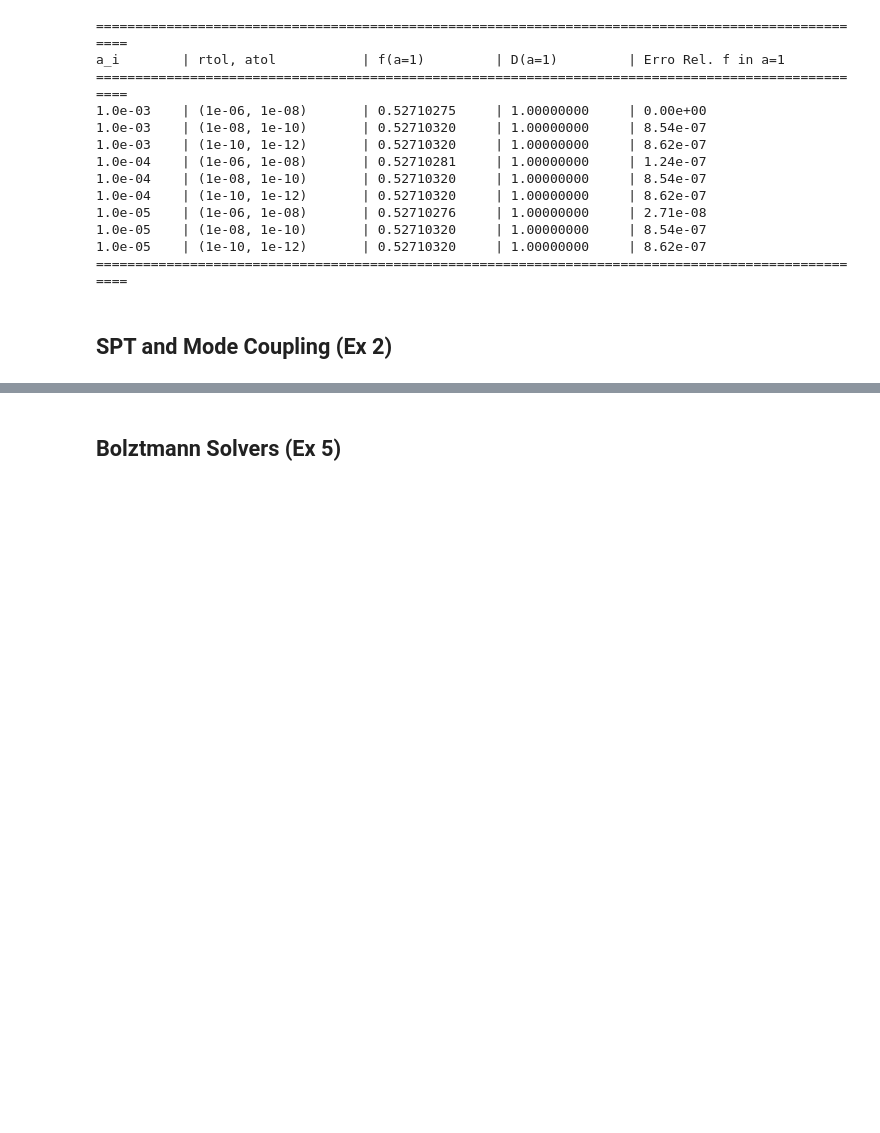
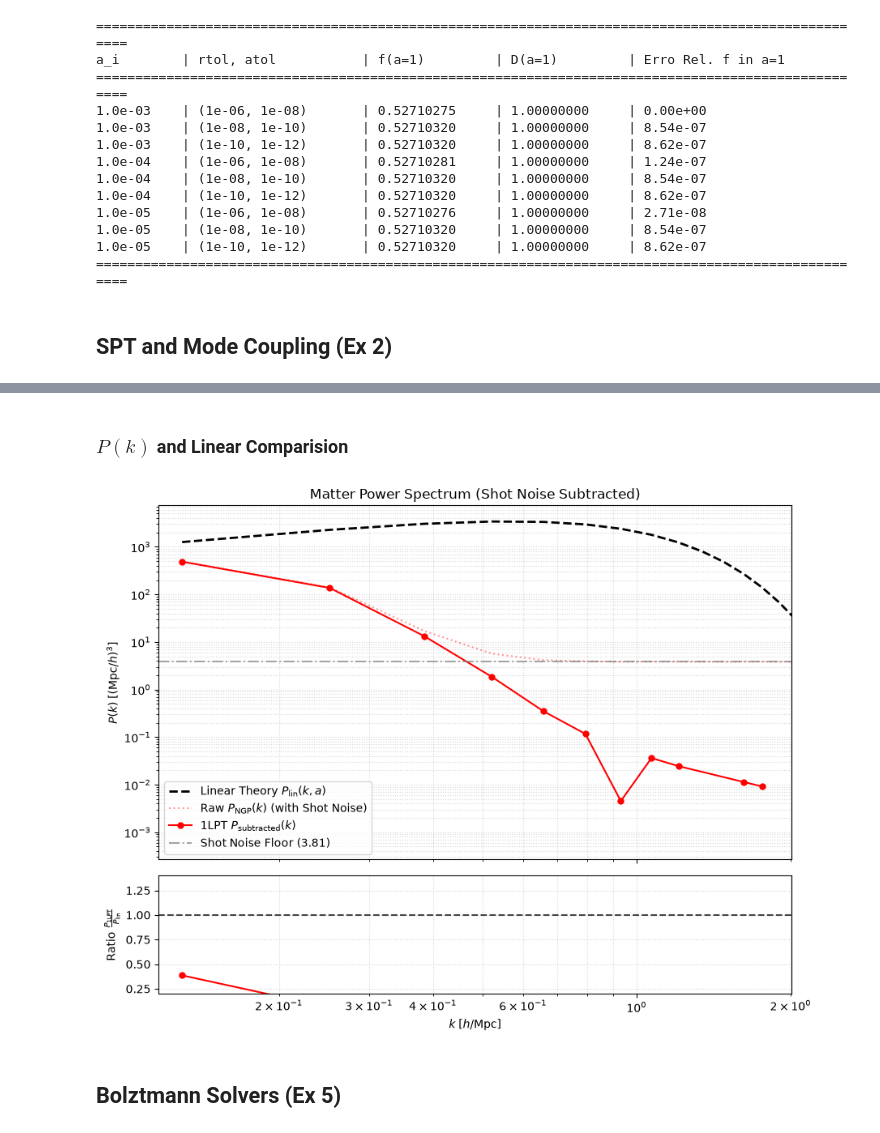
Before and after one commit to Alexx-Sanderr/2026_Numerical_Cosmology_I, a Jupyter notebook: EP_II/analysis/analysis.ipynb, the cells around one changed output, grey strips where cells are left out. Drawn from its saved outputs; the diff is of its cells as text; code cells hidden in the pictures; blank space fills up the shorter version.

```diff
--- a/EP_II/analysis/analysis.ipynb
+++ b/EP_II/analysis/analysis.ipynb
@@ -435,3 +539,53 @@ Bispectrum and S_3(R) ensemble realization plot saved to: /home/alex/Área de tr
+# %% [markdown]
+### $P(k)$ and Linear Comparision
+# %%
+k_mesh, p_mesh                  = nc.lpt1.power_spectrum( delta_mesh, lpt_sim )
+k_centers, pk_measured, n_modes = nc.lpt1.bin_power_spectrum( k_mesh, p_mesh, nbins = lpt_pk_bins )
+
+P_shot        = ( lpt_L / lpt_Ng ) ** 3
+pk_subtracted = pk_measured - P_shot
+
+pk_lin_ref    = lpt_sim.GF.P_linear( k_centers )
+pk_lin_target = ( lpt_sim.D1_ai ** 2 ) * pk_lin_ref
+
+k_nyquist  = np.pi / (lpt_L / lpt_Ng )
+valid_mask = ( pk_subtracted > 0 ) & ( k_centers <= k_nyquist )
+
+k_plot      = k_centers[ valid_mask ]
+pk_plot     = pk_subtracted[ valid_mask ]
+pk_lin_plot = pk_lin_target[ valid_mask ]
+# %%
+fig, axes = plt.subplots( 2, 1, figsize = (9, 7), sharex = True, gridspec_kw = {"height_ratios": [3, 1]} )
+
+axes[0].plot( k_centers, pk_lin_target, "k--", lw = 2, label = r"Linear Theory $P_{\mathrm{lin}}(k, a)$" )
+axes[0].plot( k_centers, pk_measured, "r:", alpha = 0.4, label =r"Raw $P_{\mathrm{NGP}}(k)$ (with Shot Noise)" )
+axes[0].plot( k_plot, pk_plot, "r-o", ms = 5, lw = 1.5, label =r"1LPT $P_{\mathrm{subtracted}}(k)$" )
+axes[0].axhline( P_shot, color = "gray", linestyle = "-.", alpha = 0.7, label = f"Shot Noise Floor ({P_shot:.2f})" )
+
+axes[0].set_xscale( "log")
+axes[0].set_yscale( "log")
+axes[0].set_ylabel( r"$P(k) \; [(\mathrm{Mpc}/h)^3]$" )
+axes[0].set_title( "Matter Power Spectrum (Shot Noise Subtracted)" )
+axes[0].set_xlim( k_centers[0] * 0.9, k_nyquist )
+axes[0].grid( True, which = "both", ls = ":", alpha = 0.5 )
+axes[0].legend()
+
+ratio = pk_plot / pk_lin_plot
+axes[1].plot( k_plot, ratio, "r-o", ms = 5, lw = 1.5 )
+axes[1].axhline( 1.0, color = "k", linestyle = "--", alpha = 0.7 )
+axes[1].set_xscale( "log" )
+axes[1].set_xlabel( r"$k \; [h/\mathrm{Mpc}]$" )
+axes[1].set_ylabel( r"Ratio $\frac{P_{\mathrm{1LPT}}}{P_{\mathrm{lin}}}$" )
+axes[1].set_ylim( 0.2, 1.4 )
+axes[1].grid( True, which = "both", ls = ":", alpha = 0.5 )
+
+plt.tight_layout()
+
+plot_path_pk = f"{output_base}_lpt_power_spectrum.png"
+plt.savefig( plot_path_pk, dpi = 300, bbox_inches = "tight" )
+plt.show()
+# %% [output]
+[figure, added]
 # %% [markdown]
 ## Bolztmann Solvers (Ex 5)
 # %% [markdown]
```
Also changed, not shown: parts of 17 cells of this notebook, 18 other files.
